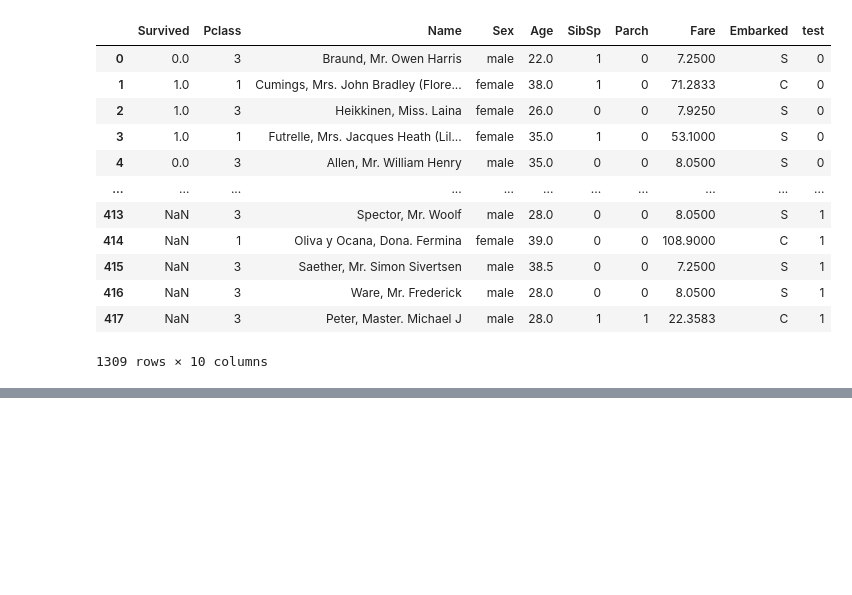
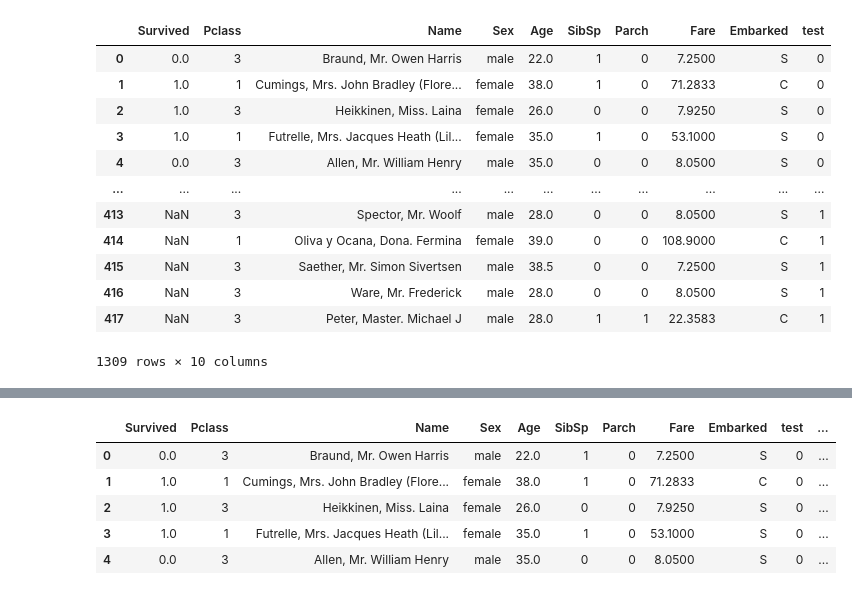
Before and after one commit to buriihenry/Machine-Learning-2, a Jupyter notebook: API/Researchbook.ipynb, the cells around one changed output, grey strips where cells are left out. Cells and saved outputs as stored; diff of their text form; code cells hidden in the pictures; blank space fills up the shorter version.

```diff
--- a/API/Researchbook.ipynb
+++ b/API/Researchbook.ipynb
@@ -135,0 +154,4 @@ data_all
+# %%
+data_all['IsAlone'] = 1 #initialize to yes/1 is alone
+data_all['IsAlone'].loc[data_all['FamilySize'] > 1] =0 #now update
+data_all['IsAlone']
@@ -135,0 +171,2 @@ data_all
+# %%
+data_all['Title'] = data_all['Name'].str.split(", ", expand=True)[1].str.split(".", expand=True)[0]
@@ -135,0 +188,24 @@ data_all
+# %%
+#Continuous variable bins; qcut vs cut: https://stackoverflow.com/questions/30211923/what-is-the-difference-between-pandas-qcut-and-pandas-cut
+#Fare Bins/Buckets using qcut or frequency bins: https://pandas.pydata.org/pandas-docs/stable/generated/pandas.qcut.html
+data_all['FareBin'] = pd.qcut(data_all['Fare'], 4)
+
+#Age Bins/Buckets using cut or value bins: https://pandas.pydata.org/pandas-docs/stable/generated/pandas.cut.html
+data_all['AgeBin'] = pd.cut(data_all['Age'].astype(int), 5)
+
+#cleanup rare title names
+#print(data1['Title'].value_counts())
+stat_min = 10 #while small is arbitrary, we'll use the common minimum in statistics: http://nicholasjjackson.com/2012/03/08/sample-size-is-10-a-magic-number/
+title_names = (data_all['Title'].value_counts() < stat_min) #this will create a true false series with title name as index
+
+#apply and lambda functions are quick and dirty code to find and replace with fewer lines of code: https://community.modeanalytics.com/python/tutorial/pandas-groupby-and-python-lambda-functions/
+data_all['Title'] = data_all['Title'].apply(lambda x: 'Misc' if title_names.loc[x] == True else x)
+# %%
+data_all.head()
+# %% [output]
+|  | Survived | Pclass | Name | Sex | Age | SibSp | Parch | Fare | Embarked | test | ... |
+| 0 | 0.0 | 3 | Braund, Mr. Owen Harris | male | 22.0 | 1 | 0 | 7.2500 | S | 0 | ... |
+| 1 | 1.0 | 1 | Cumings, Mrs. John Bradley (Flore... | female | 38.0 | 1 | 0 | 71.2833 | C | 0 | ... |
+| 2 | 1.0 | 3 | Heikkinen, Miss. Laina | female | 26.0 | 0 | 0 | 7.9250 | S | 0 | ... |
+| 3 | 1.0 | 1 | Futrelle, Mrs. Jacques Heath (Lil... | female | 35.0 | 1 | 0 | 53.1000 | S | 0 | ... |
+| 4 | 0.0 | 3 | Allen, Mr. William Henry | male | 35.0 | 0 | 0 | 8.0500 | S | 0 | ... |
```
Also changed, not shown: parts of 5 cells of this notebook.
